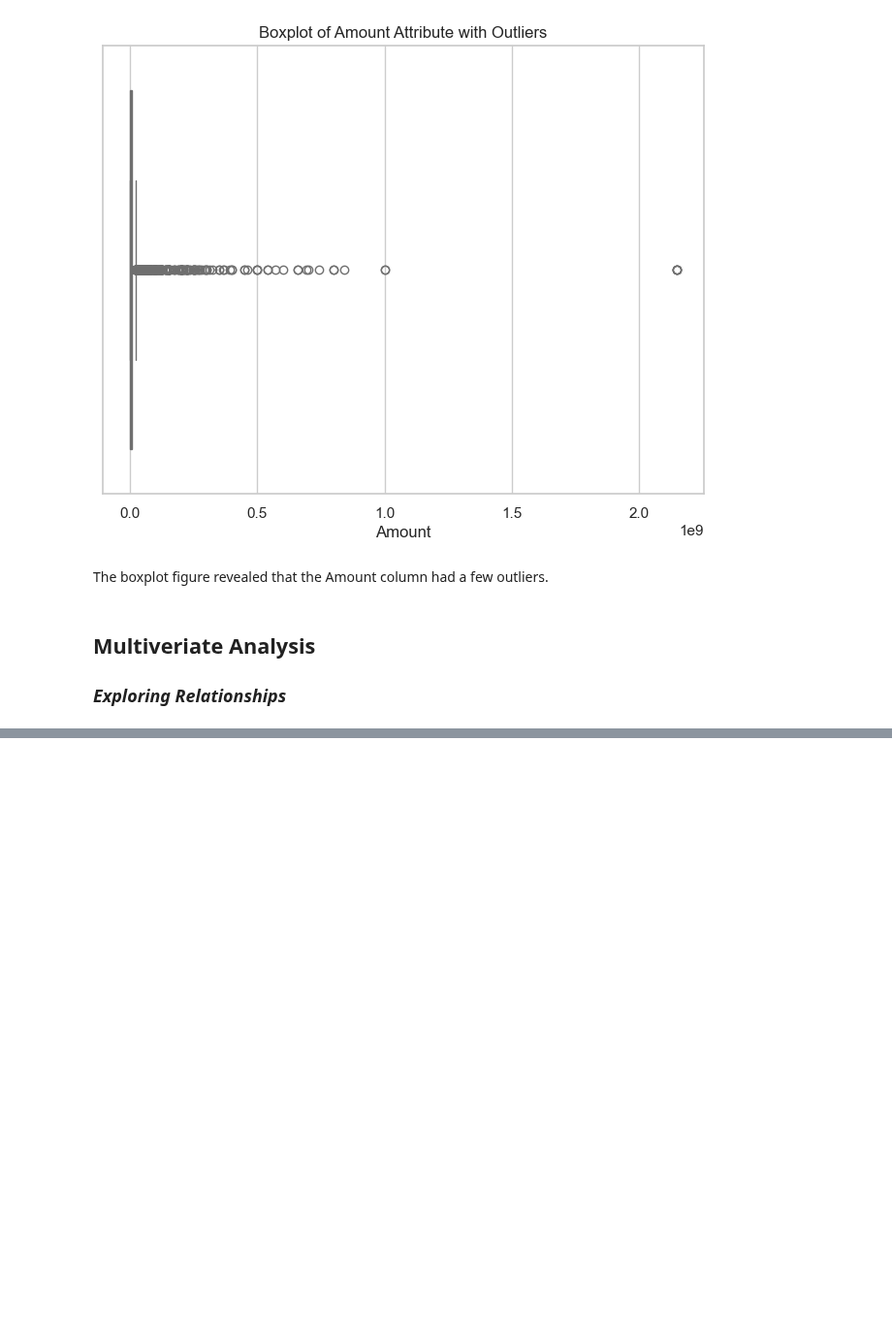
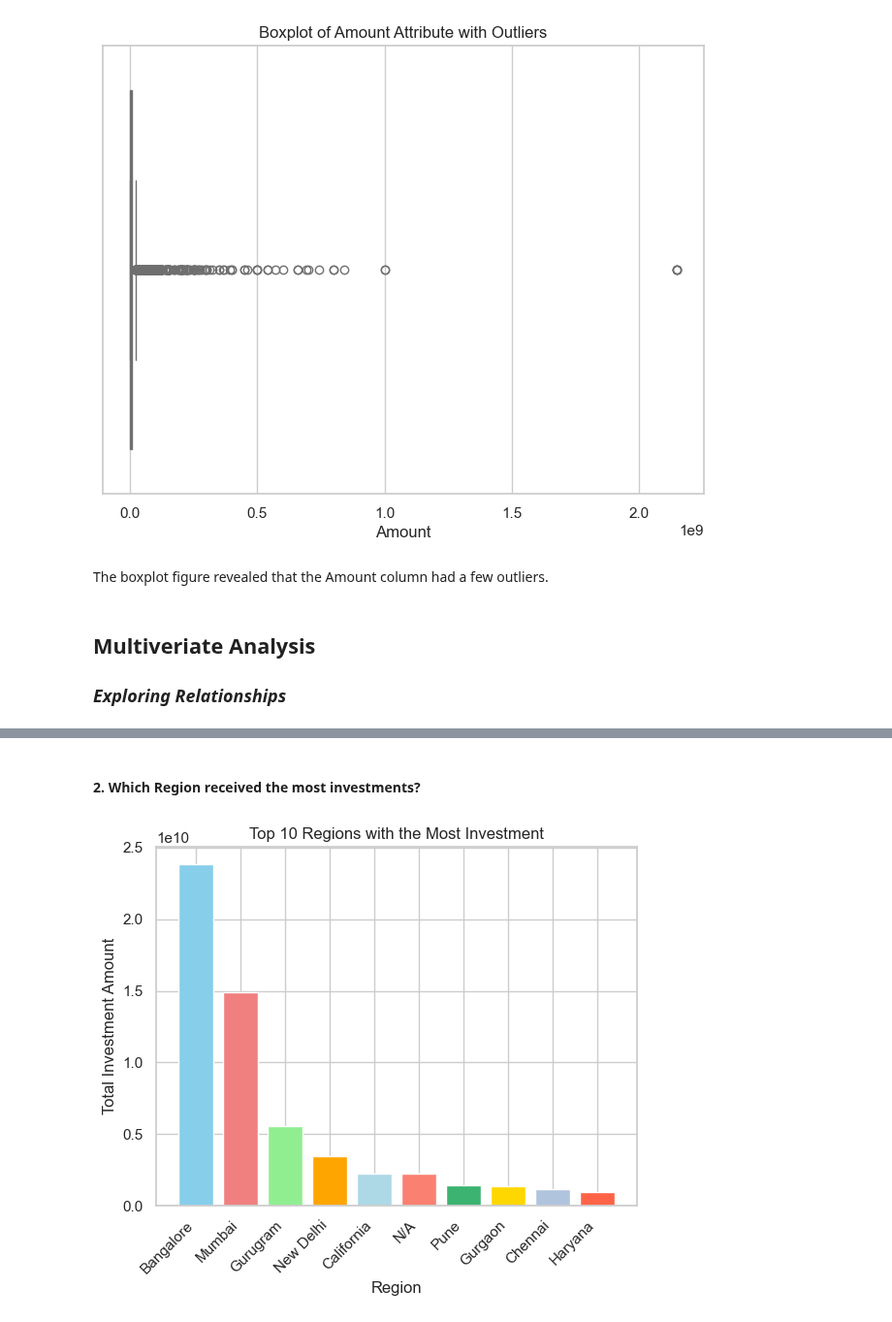
Before and after one commit to GeGe-K/Startup-Ecosystem, a Jupyter notebook: jupyter.ipynb, the cells around one changed output, grey strips where cells are left out. Shown at 97% size. Cells and saved outputs as stored; diff of their text form; code cells hidden in the pictures; blank space fills up the shorter version.

```diff
--- a/jupyter.ipynb
+++ b/jupyter.ipynb
@@ -2210,0 +2237,21 @@ plt.show()
+# %% [markdown]
+#### 2. Which Region received the most investments?
+# %%
+# Group by 'HeadQuarter' and calculate the total investment amount in each region
+total_investment_by_region = full_data.groupby('HeadQuarter')['Amount'].sum()
+
+# Get the top 10 regions with the most investment
+top_10_regions_investment = total_investment_by_region.nlargest(10)
+
+# Custom color palette for the bar graph
+colors = ['skyblue', 'lightcoral', 'lightgreen', 'orange', 'lightblue', 'salmon', 'mediumseagreen', 'gold', 'lightsteelblue', 'tomato']
+
+# Plotting a bar graph for the top 10 regions by investment
+plt.bar(top_10_regions_investment.index, top_10_regions_investment, color=colors)
+plt.xlabel('Region')
+plt.ylabel('Total Investment Amount')
+plt.title('Top 10 Regions with the Most Investment')
+plt.xticks(rotation=45, ha='right')  # Rotate x-axis labels for better visibility
+plt.show()
+# %% [output]
+[figure, added]
```
Also changed, not shown: parts of 22 cells of this notebook.
